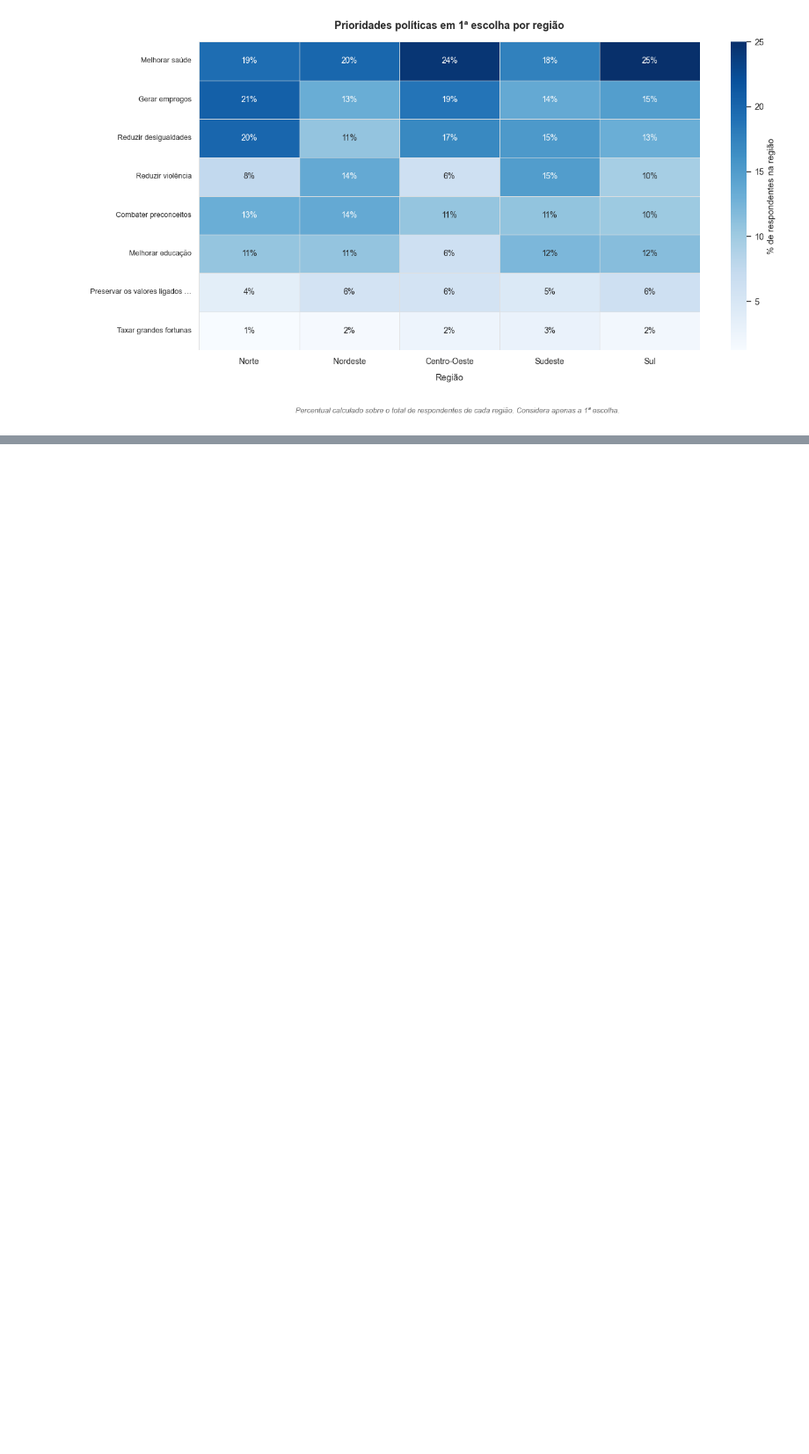
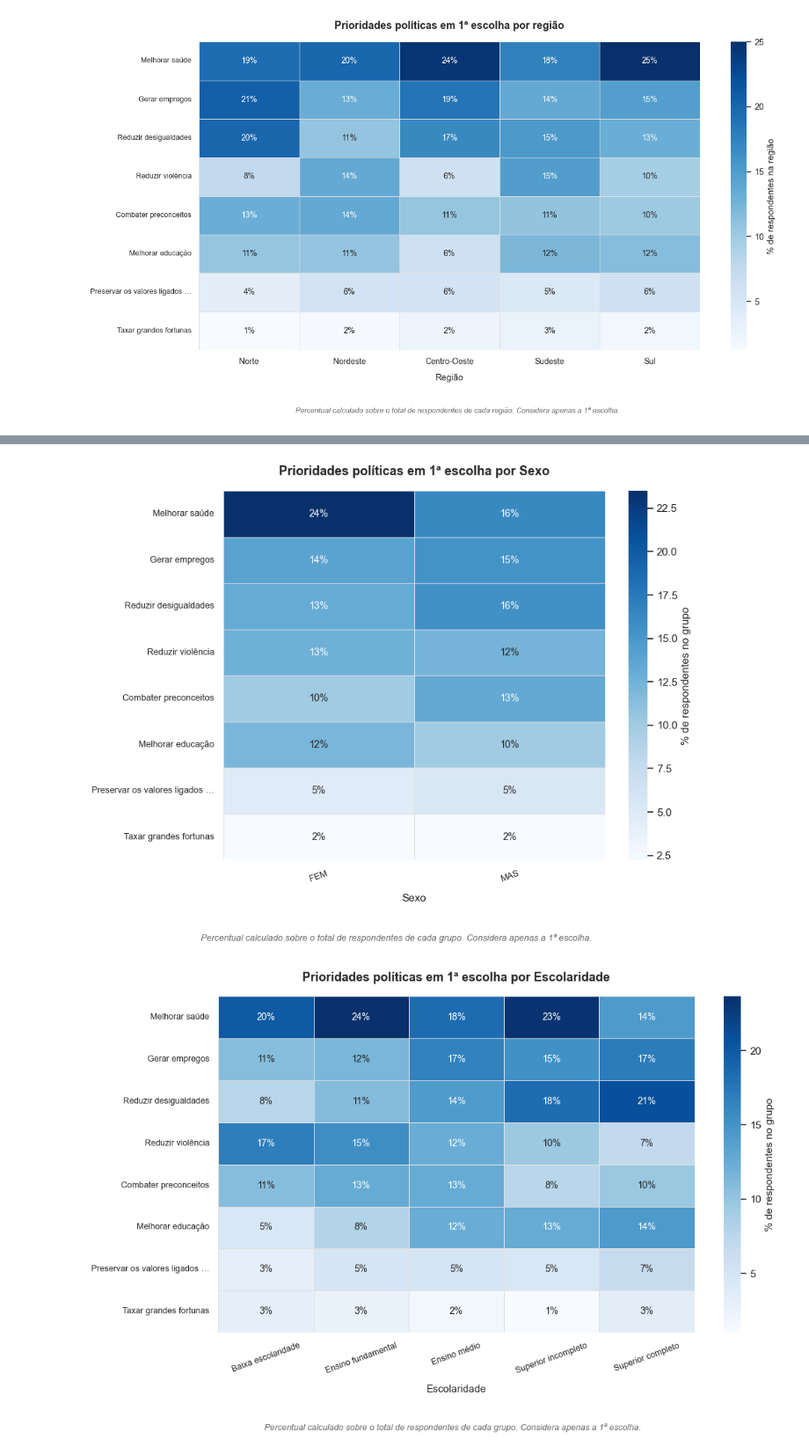
Before and after one commit to edfeherr/projeto-eda-democracia, a Jupyter notebook: notebooks/02_analises_exploratorias.ipynb, the cells around one changed output, grey strips where cells are left out. Shown at 88% size. Saved outputs shown, nothing was run; the diff lists cells and outputs as text; code cells hidden in the pictures; blank space fills up the shorter version.

```diff
--- a/notebooks/02_analises_exploratorias.ipynb
+++ b/notebooks/02_analises_exploratorias.ipynb
@@ -1209,0 +1200,67 @@ df_cesop.head()
+# %%
+# === Heatmaps de prioridades em 1ª escolha × dimensões sociodemográficas ===
+# Replica o padrão do heatmap por região para: sexo, escolaridade, renda e raça/cor.
+# Denominador: total de respondentes por grupo (independente de responder P_02_1).
+
+def _heatmap_prio_dim(col_name, titulo_eixo, ordem_cols=None):
+    """Plota heatmap de prioridades em 1ª escolha × dimensão sociodemográfica."""
+    df_aux = df_cesop.assign(P_ABREV=df_cesop["P_02_1"].map(_abrev_prio))
+
+    col_totals = df_aux.dropna(subset=[col_name])[col_name].value_counts()
+
+    ct_abs = pd.crosstab(
+        df_aux.dropna(subset=["P_ABREV", col_name])["P_ABREV"],
+        df_aux.dropna(subset=["P_ABREV", col_name])[col_name],
+    )
+    ct_pct = ct_abs.div(col_totals, axis=1).fillna(0) * 100
+
+    # Reordena linhas (prioridades por frequência geral) e colunas (ordem lógica se fornecida).
+    ct_pct = ct_pct.reindex(index=[p for p in top8_abrev if p in ct_pct.index])
+    if ordem_cols:
+        ct_pct = ct_pct.reindex(columns=[c for c in ordem_cols if c in ct_pct.columns])
+
+    # Figsize adaptado ao número de colunas.
+    n_cols = len(ct_pct.columns)
+    figsize = (max(9, n_cols * 2.2), 7)
+
+    annot = ct_pct.round(0).astype(int).astype(str) + "%"
+
+    fig, ax = plt.subplots(figsize=figsize)
+    sns.heatmap(
+        ct_pct,
+        annot=annot, fmt="",
+        cmap="Blues",
+        ax=ax,
+        linewidths=0.5, linecolor="#e0e0e0",
+        cbar_kws={"label": "% de respondentes no grupo"},
+        annot_kws={"size": 10},
+    )
+    ax.set_title(f"Prioridades políticas em 1ª escolha por {titulo_eixo}", pad=16)
+    ax.set_xlabel(titulo_eixo, labelpad=10)
+    ax.set_ylabel("")
+    ax.tick_params(axis="x", rotation=20, labelsize=9)
+    ax.tick_params(axis="y", rotation=0, labelsize=9)
+
+    fig.text(
+        0.5, 0.01,
+        "Percentual calculado sobre o total de respondentes de cada grupo. "
+        "Considera apenas a 1ª escolha.",
+        ha="center", fontsize=9, color="#666666", style="italic",
+    )
+    plt.tight_layout(rect=[0, 0.06, 1, 1])
+    plt.savefig(PATH_FIGURAS / f"03_prioridade_politica_primeira_escolha_{titulo_eixo}.png", dpi=120, bbox_inches="tight")
+    plt.show()
+
+
+# Ordens semânticas para variáveis com sequência lógica.
+ORDEM_RENDA_HM  = ['Sem rendimento', 'Até 1 SM', '1 a 5 SM', 'Acima de 5 SM', 'Acima de 20 SM']
+ORDEM_ESCOL_HM  = ['Baixa escolaridade', 'Ensino fundamental', 'Ensino médio', 'Superior incompleto', 'Superior completo' ]
+
+_heatmap_prio_dim("SEXO",           "Sexo")
+_heatmap_prio_dim("ESCOL_GRUPO",    "Escolaridade",   ordem_cols=ORDEM_ESCOL_HM)
+_heatmap_prio_dim("RENDA_PESSOAL",  "Renda pessoal",  ordem_cols=ORDEM_RENDA_HM)
+_heatmap_prio_dim("RENDA_FAMILIAR", "Renda familiar", ordem_cols=ORDEM_RENDA_HM)
+_heatmap_prio_dim("RACA",           "Raca_Cor")
+# %% [output]
+[figure, added]
+[figure, added]
```
Also changed, not shown: parts of 4 cells of this notebook.
